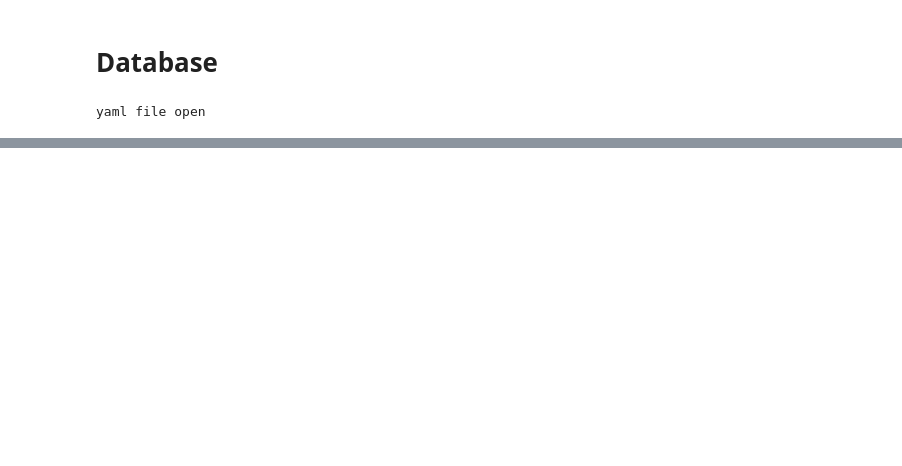
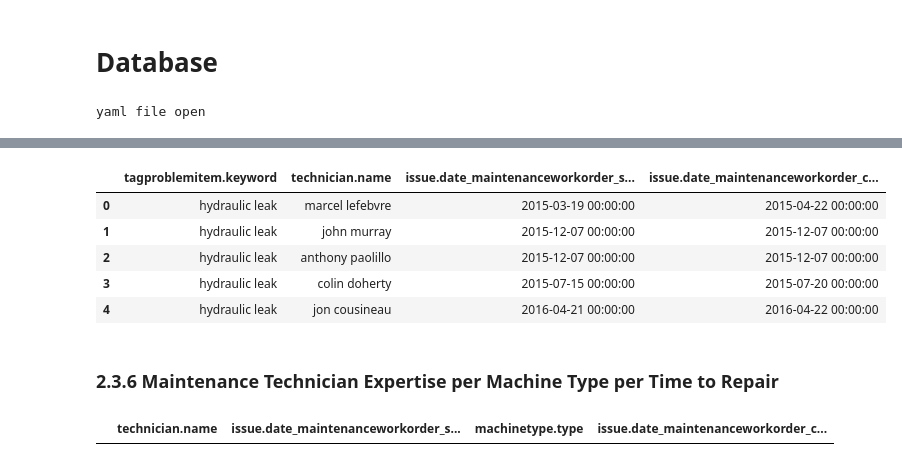
Before and after one commit to usnistgov/nestor, a Jupyter notebook: database_storage/KPI.ipynb, the cells around one changed output, grey strips where cells are left out. Drawn from its saved outputs; the diff is of its cells as text; code cells hidden in the pictures; blank space fills up the shorter version.

```diff
--- a/database_storage/KPI.ipynb
+++ b/database_storage/KPI.ipynb
@@ -118,0 +326,19 @@ issue.description_of_problem
+# %%
+kpi = technician + problemitem + issue_dateMWOstart + issue_dateMWOend
+df = resultToObservationDataframe(database.runQuery(kpi.cypher_filterQuery())[1])
+df.head()
+# %% [output]
+|  | tagproblemitem.keyword | technician.name | issue.date_maintenanceworkorder_s... | issue.date_maintenanceworkorder_c... |
+| 0 | hydraulic leak | marcel lefebvre | 2015-03-19 00:00:00 | 2015-04-22 00:00:00 |
+| 1 | hydraulic leak | john murray | 2015-12-07 00:00:00 | 2015-12-07 00:00:00 |
+| 2 | hydraulic leak | anthony paolillo | 2015-12-07 00:00:00 | 2015-12-07 00:00:00 |
+| 3 | hydraulic leak | colin doherty | 2015-07-15 00:00:00 | 2015-07-20 00:00:00 |
+| 4 | hydraulic leak | jon cousineau | 2016-04-21 00:00:00 | 2016-04-22 00:00:00 |
+# %% [markdown]
+### 2.3.6 Maintenance Technician Expertise per Machine Type per Time to Repair
+# %%
+kpi = technician + machinetype + issue_dateMWOstart + issue_dateMWOend
+df = resultToObservationDataframe(database.runQuery(kpi.cypher_filterQuery())[1])
+df.head()
+# %% [output]
+|  | technician.name | issue.date_maintenanceworkorder_s... | machinetype.type | issue.date_maintenanceworkorder_c... |
```
Also changed, not shown: parts of 84 cells of this notebook, 2 other files.
